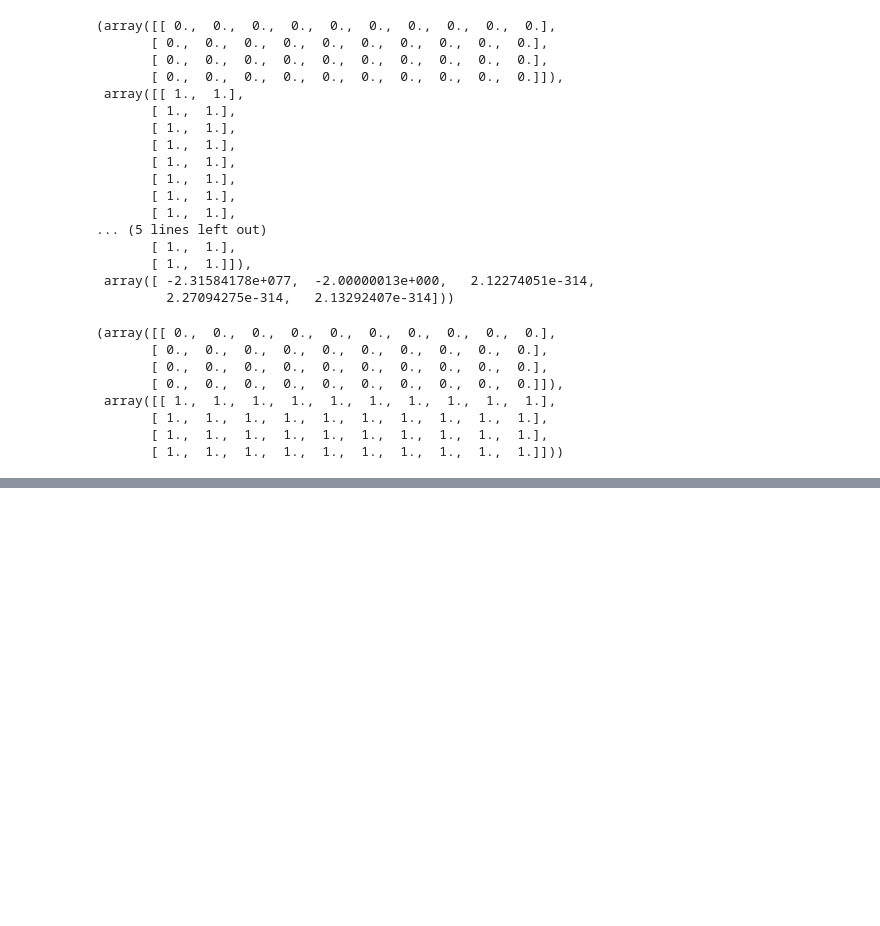
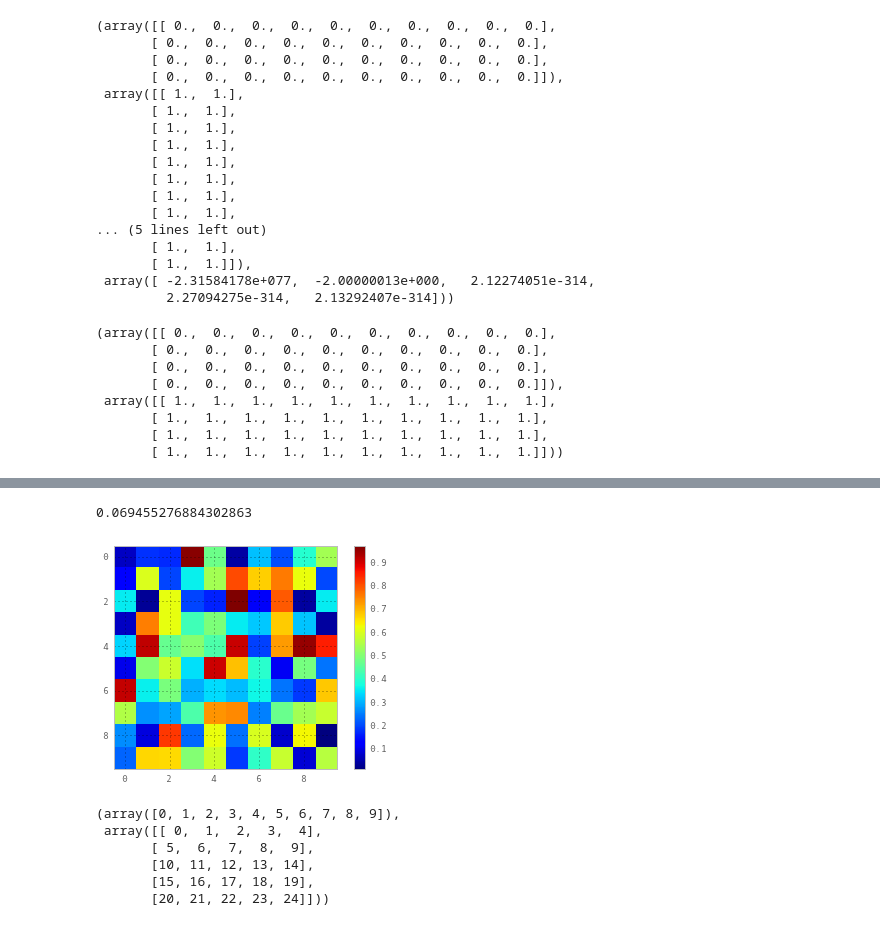
Before and after one commit to andrewgiessel/pydata_bos_2013_intro_to_numpy, a Jupyter notebook: Introduction To NumPy.ipynb, the cells around one changed output, grey strips where cells are left out. Saved outputs shown, nothing was run; the diff lists cells and outputs as text; code cells hidden in the pictures; blank space fills up the shorter version.

```diff
--- a/Introduction To NumPy.ipynb
+++ b/Introduction To NumPy.ipynb
@@ -139,0 +152,24 @@ qwer, qwer2
+# %%
+asdf = np.random.random((10,10))
+plt.imshow(asdf)
+plt.colorbar()
+asdf[0,0]
+# %% [output]
+0.069455276884302863
+[figure, added]
+# %%
+# using slices to get part of an array
+# the notation is start:stop:interval, once for each dimension
+# if you leave off a slice, numpy assumes you mean all of the remaining dimensions
+
+asdf = np.arange(10)
+asdf2 = np.arange(25).reshape(5,5)
+
+asdf, asdf2
+# %% [output]
+(array([0, 1, 2, 3, 4, 5, 6, 7, 8, 9]),
+ array([[ 0,  1,  2,  3,  4],
+       [ 5,  6,  7,  8,  9],
+       [10, 11, 12, 13, 14],
+       [15, 16, 17, 18, 19],
+       [20, 21, 22, 23, 24]]))
```
Also changed, not shown: parts of 23 cells of this notebook.
